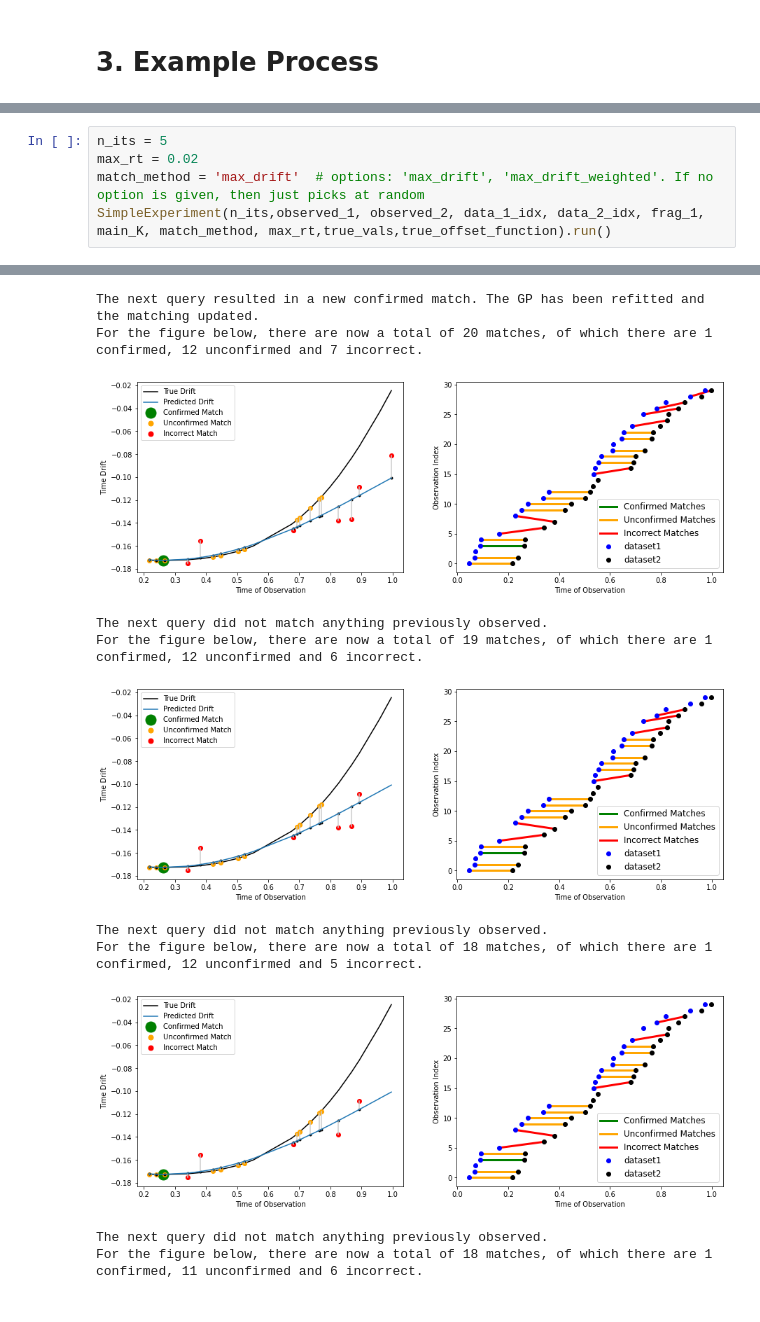
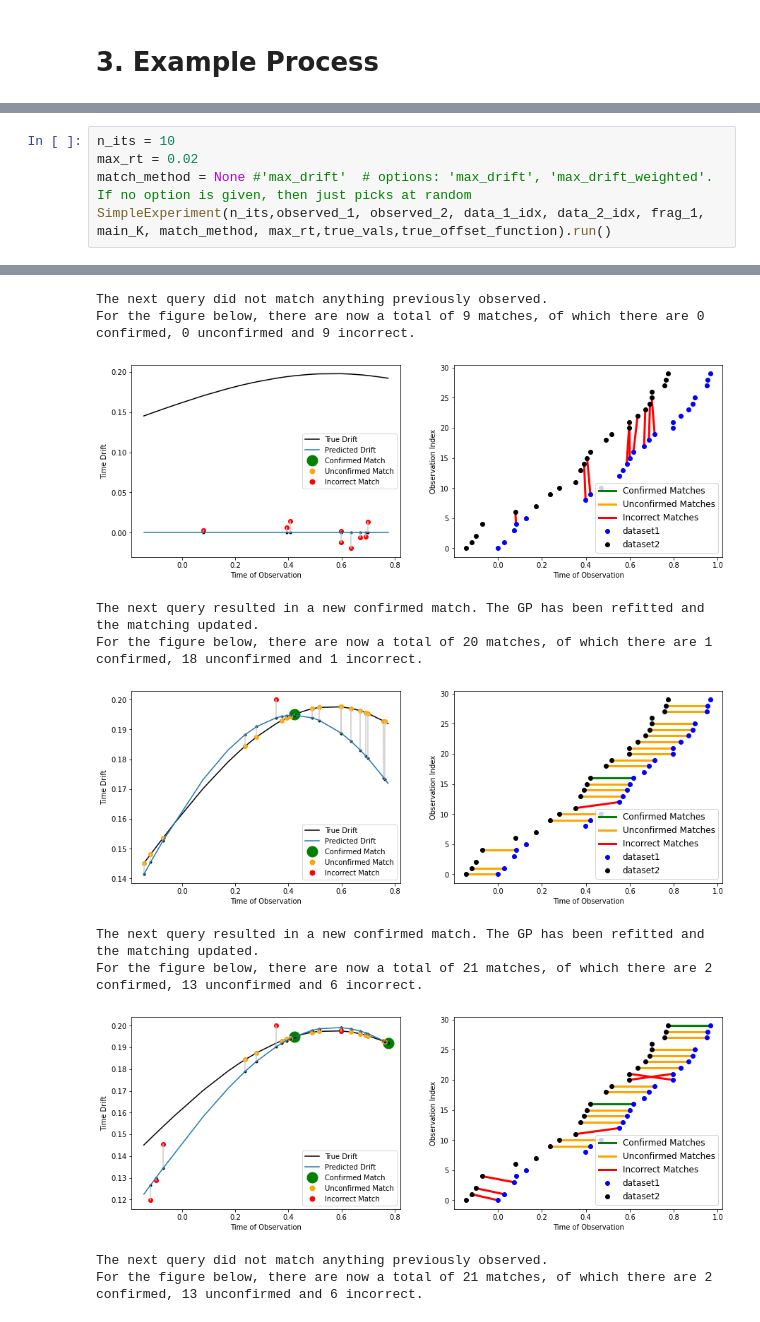
Before and after one commit to sdrogers/CLGP, a Jupyter notebook: CLMSSimpleExample.ipynb, the cells around one changed output, grey strips where cells are left out. Drawn from its saved outputs; the diff is of its cells as text.

```diff
--- a/CLMSSimpleExample.ipynb
+++ b/CLMSSimpleExample.ipynb
@@ -128,9 +138,9 @@ At each iteration, where each row of plots is a new iteration, the following hap
 - update the time drift prediction
 - update matching based on confirmed list and closest matches after correction for time drift
 # %%
-n_its = 5
+n_its = 10
 max_rt = 0.02
-match_method = 'max_drift'  # options: 'max_drift', 'max_drift_weighted'. If no option is given, then just picks at random
+match_method = None #'max_drift'  # options: 'max_drift', 'max_drift_weighted'. If no option is given, then just picks at random
 SimpleExperiment(n_its,observed_1, observed_2, data_1_idx, data_2_idx, frag_1, main_K, match_method, max_rt,true_vals,true_offset_function).run()
 # %% [output]
 Initial matches based on no time drift and picking the closest matches.
@@ -139,11 +149,11 @@ For the figure below, there is a total of 12 matches, of which there are 0 corre
-The next query resulted in a new confirmed match. The GP has been refitted and the matching updated.
-For the figure below, there are now a total of 20 matches, of which there are 1 confirmed, 12 unconfirmed and 7 incorrect.
+The next query did not match anything previously observed.
+For the figure below, there are now a total of 9 matches, of which there are 0 confirmed, 0 unconfirmed and 9 incorrect.
-[figure, old version]
+[figure, new version]
-The next query did not match anything previously observed.
-For the figure below, there are now a total of 19 matches, of which there are 1 confirmed, 12 unconfirmed and 6 incorrect.
+The next query resulted in a new confirmed match. The GP has been refitted and the matching updated.
+For the figure below, there are now a total of 20 matches, of which there are 1 confirmed, 18 unconfirmed and 1 incorrect.
-[figure, old version]
+[figure, new version]
-The next query did not match anything previously observed.
-For the figure below, there are now a total of 18 matches, of which there are 1 confirmed, 12 unconfirmed and 5 incorrect.
+The next query resulted in a new confirmed match. The GP has been refitted and the matching updated.
+For the figure below, there are now a total of 21 matches, of which there are 2 confirmed, 13 unconfirmed and 6 incorrect.
-[figure, old version]
+[figure, new version]
 The next query did not match anything previously observed.
-For the figure below, there are now a total of 18 matches, of which there are 1 confirmed, 11 unconfirmed and 6 incorrect.
+For the figure below, there are now a total of 21 matches, of which there are 2 confirmed, 13 unconfirmed and 6 incorrect.
```
Also changed, not shown: parts of 10 cells of this notebook, 1 other file.
